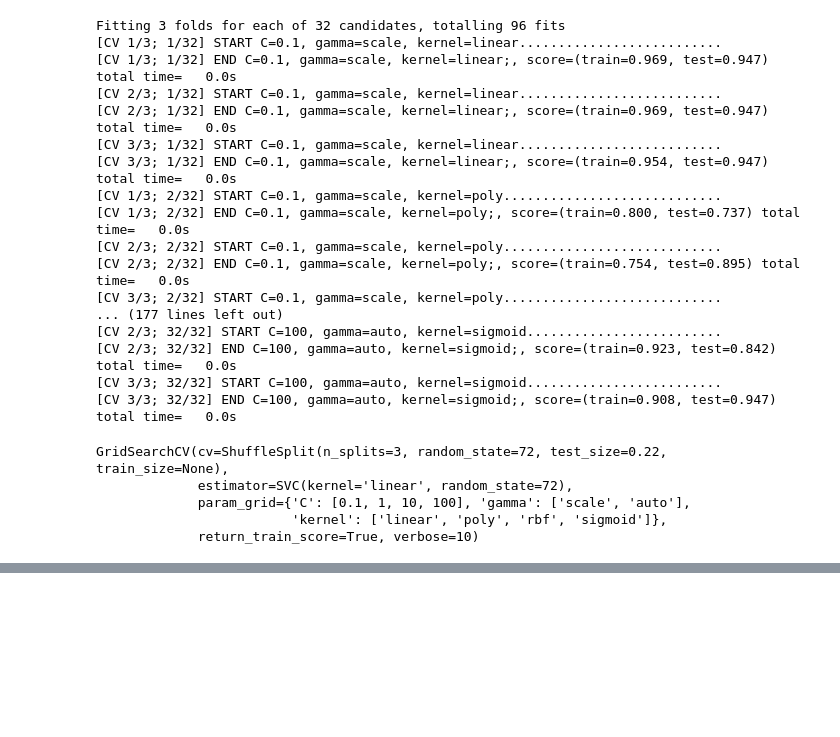
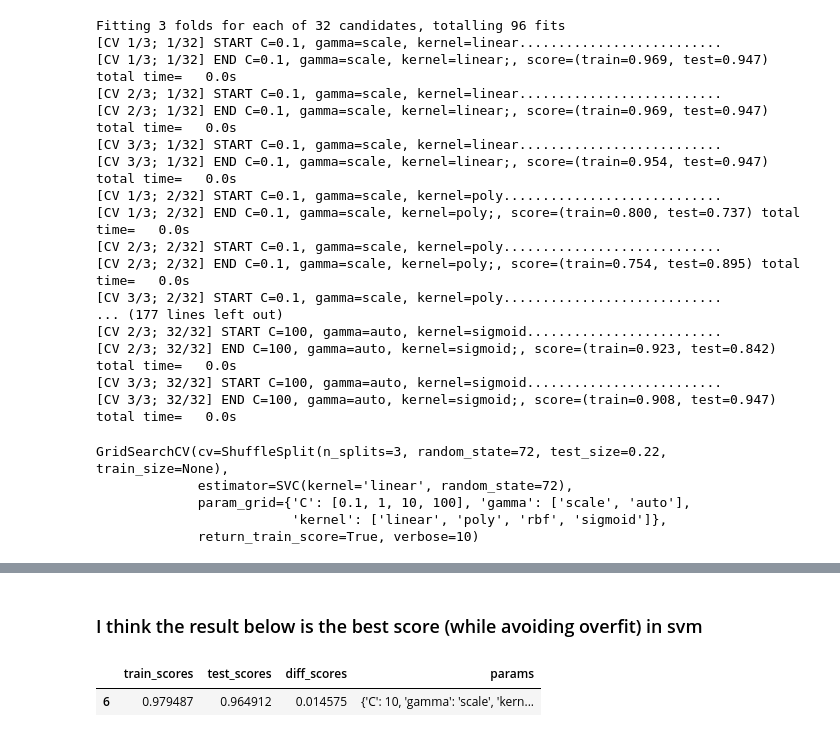
Before and after one commit to Khoshbayani/iris_DS, a Jupyter notebook: iris-matchine-learning.ipynb, the cells around one changed output, grey strips where cells are left out. Drawn from its saved outputs; the diff is of its cells as text; code cells hidden in the pictures; blank space fills up the shorter version.

```diff
--- a/iris-matchine-learning.ipynb
+++ b/iris-matchine-learning.ipynb
@@ -189,0 +256,7 @@ GridSearchCV(cv=ShuffleSplit(n_splits=3, random_state=72, test_size=0.22, train_
+# %% [markdown]
+### I think the result below is the best score (while avoiding overfit) in svm
+# %%
+svm_scores_df[6:7]
+# %% [output]
+|  | train_scores | test_scores | diff_scores | params |
+| 6 | 0.979487 | 0.964912 | 0.014575 | {'C': 10, 'gamma': 'scale', 'kern... |
```
Also changed, not shown: parts of 15 cells of this notebook.
